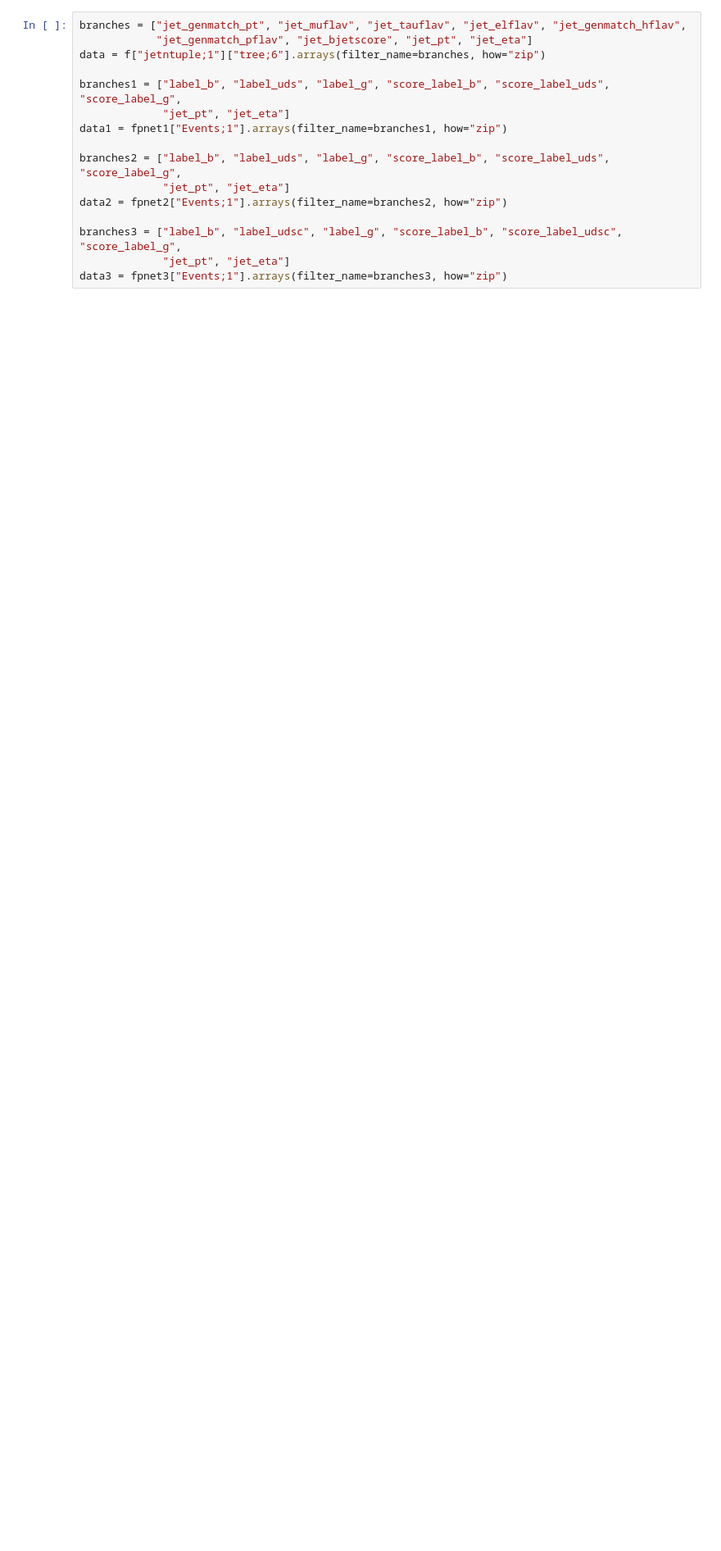
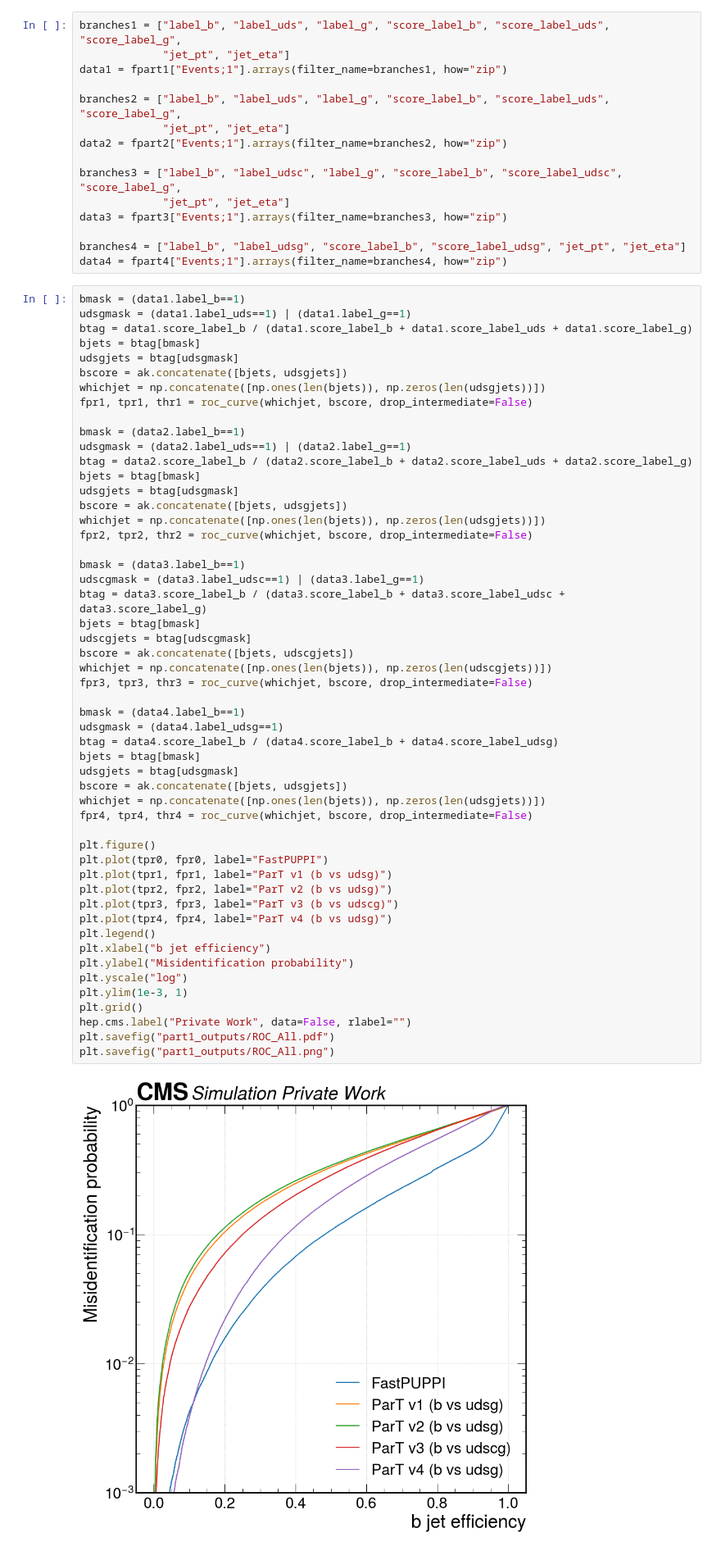
Before and after one commit to jet-tagging-ml-at-l1/cms_mlatl1t_tutorial, a Jupyter notebook: part1/ROC_curves.ipynb, the cells around one changed output. Shown at 82% size. Drawn from its saved outputs; the diff is of its cells as text; blank space fills up the shorter version.

Commit message:
add 4th ROC curve

```diff
--- a/part1/ROC_curves.ipynb
+++ b/part1/ROC_curves.ipynb
@@ -150,19 +74,72 @@ plt.savefig("/eos/user/e/etsai/workspace/preprocessing-scripts/ROC_All.png")
 # %%
-branches = ["jet_genmatch_pt", "jet_muflav", "jet_tauflav", "jet_elflav", "jet_genmatch_hflav",
-            "jet_genmatch_pflav", "jet_bjetscore", "jet_pt", "jet_eta"]
-data = f["jetntuple;1"]["tree;6"].arrays(filter_name=branches, how="zip")
-
 branches1 = ["label_b", "label_uds", "label_g", "score_label_b", "score_label_uds", "score_label_g",
              "jet_pt", "jet_eta"]
-data1 = fpnet1["Events;1"].arrays(filter_name=branches1, how="zip")
+data1 = fpart1["Events;1"].arrays(filter_name=branches1, how="zip")
 
 branches2 = ["label_b", "label_uds", "label_g", "score_label_b", "score_label_uds", "score_label_g",
              "jet_pt", "jet_eta"]
-data2 = fpnet2["Events;1"].arrays(filter_name=branches2, how="zip")
+data2 = fpart2["Events;1"].arrays(filter_name=branches2, how="zip")
 
 branches3 = ["label_b", "label_udsc", "label_g", "score_label_b", "score_label_udsc", "score_label_g",
              "jet_pt", "jet_eta"]
-data3 = fpnet3["Events;1"].arrays(filter_name=branches3, how="zip")
+data3 = fpart3["Events;1"].arrays(filter_name=branches3, how="zip")
+
+branches4 = ["label_b", "label_udsg", "score_label_b", "score_label_udsg", "jet_pt", "jet_eta"]
+data4 = fpart4["Events;1"].arrays(filter_name=branches4, how="zip")
+# %%
+bmask = (data1.label_b==1)
+udsgmask = (data1.label_uds==1) | (data1.label_g==1)
+btag = data1.score_label_b / (data1.score_label_b + data1.score_label_uds + data1.score_label_g)
+bjets = btag[bmask]
+udsgjets = btag[udsgmask]
+bscore = ak.concatenate([bjets, udsgjets])
+whichjet = np.concatenate([np.ones(len(bjets)), np.zeros(len(udsgjets))])
+fpr1, tpr1, thr1 = roc_curve(whichjet, bscore, drop_intermediate=False)
+
+bmask = (data2.label_b==1)
+udsgmask = (data2.label_uds==1) | (data2.label_g==1)
+btag = data2.score_label_b / (data2.score_label_b + data2.score_label_uds + data2.score_label_g)
+bjets = btag[bmask]
+udsgjets = btag[udsgmask]
+bscore = ak.concatenate([bjets, udsgjets])
+whichjet = np.concatenate([np.ones(len(bjets)), np.zeros(len(udsgjets))])
+fpr2, tpr2, thr2 = roc_curve(whichjet, bscore, drop_intermediate=False)
+
+bmask = (data3.label_b==1)
+udscgmask = (data3.label_udsc==1) | (data3.label_g==1)
+btag = data3.score_label_b / (data3.score_label_b + data3.score_label_udsc + data3.score_label_g)
+bjets = btag[bmask]
+udscgjets = btag[udscgmask]
+bscore = ak.concatenate([bjets, udscgjets])
+whichjet = np.concatenate([np.ones(len(bjets)), np.zeros(len(udscgjets))])
+fpr3, tpr3, thr3 = roc_curve(whichjet, bscore, drop_intermediate=False)
+
+bmask = (data4.label_b==1)
+udsgmask = (data4.label_udsg==1)
+btag = data4.score_label_b / (data4.score_label_b + data4.score_label_udsg)
+bjets = btag[bmask]
+udsgjets = btag[udsgmask]
+bscore = ak.concatenate([bjets, udsgjets])
+whichjet = np.concatenate([np.ones(len(bjets)), np.zeros(len(udsgjets))])
+fpr4, tpr4, thr4 = roc_curve(whichjet, bscore, drop_intermediate=False)
+
+plt.figure()
+plt.plot(tpr0, fpr0, label="FastPUPPI")
+plt.plot(tpr1, fpr1, label="ParT v1 (b vs udsg)")
+plt.plot(tpr2, fpr2, label="ParT v2 (b vs udsg)")
+plt.plot(tpr3, fpr3, label="ParT v3 (b vs udscg)")
+plt.plot(tpr4, fpr4, label="ParT v4 (b vs udsg)")
+plt.legend()
+plt.xlabel("b jet efficiency")
+plt.ylabel("Misidentification probability")
+plt.yscale("log")
+plt.ylim(1e-3, 1)
+plt.grid()
+hep.cms.label("Private Work", data=False, rlabel="")
+plt.savefig("part1_outputs/ROC_All.pdf")
+plt.savefig("part1_outputs/ROC_All.png")
+# %% [output]
+[figure, added]
 # %%
 pt_ranges = [[20, 50], [50, 100], [100, 250], [250, 10000]]
 for pt_range in pt_ranges:
```
Also changed, not shown: parts of 15 cells of this notebook.
